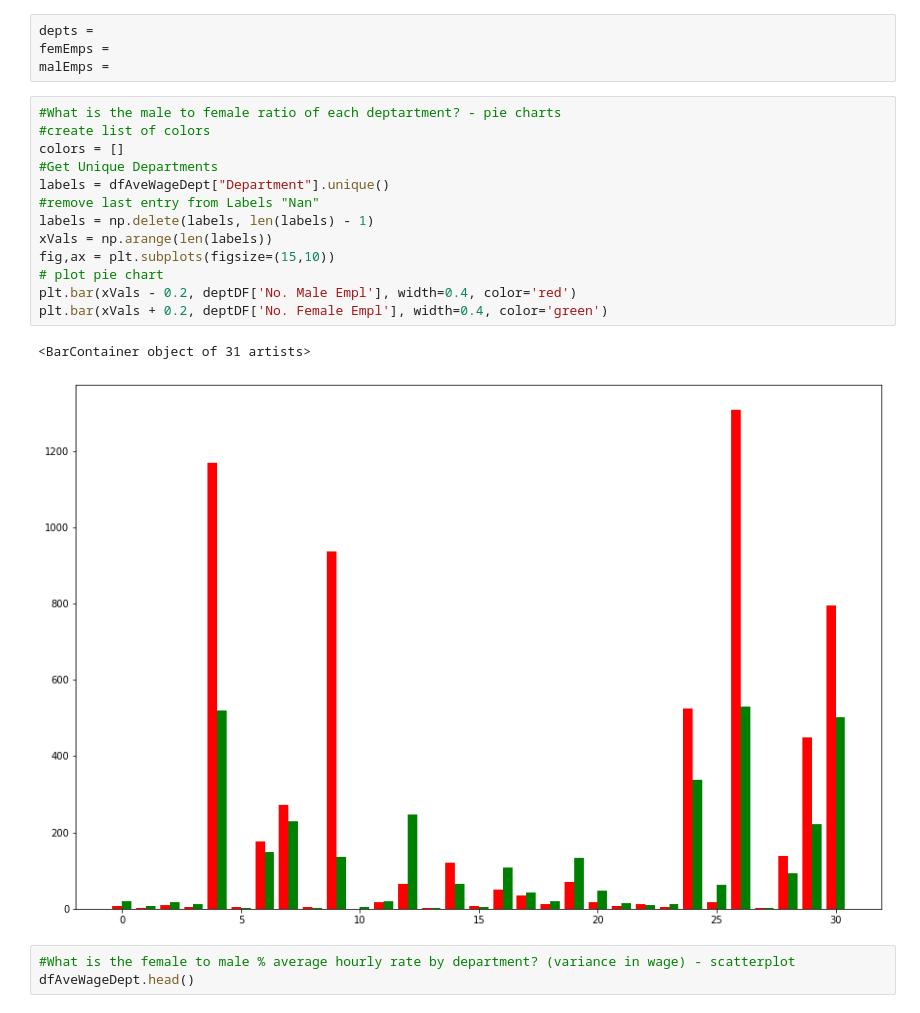
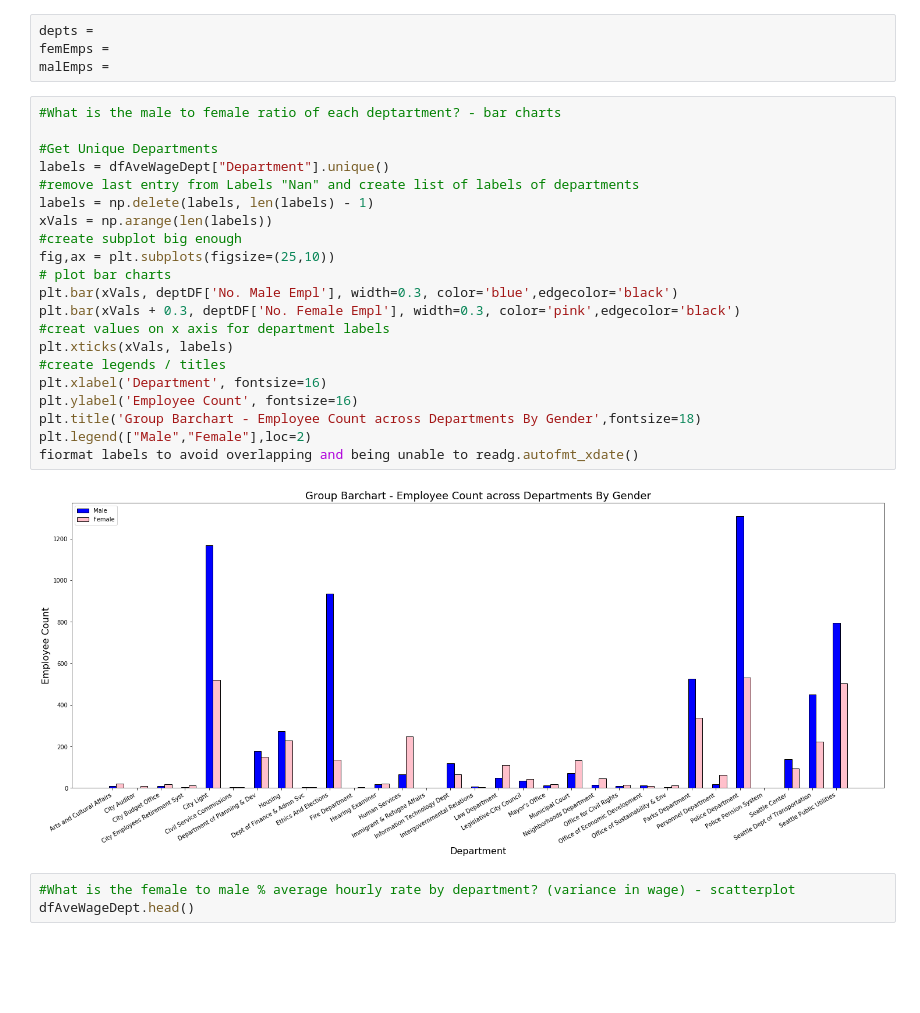
Before and after one commit to garrettsanders/Wage_Gap_Seattle, a Jupyter notebook: first_file_alex.ipynb, the cells around one changed output. Drawn from its saved outputs; the diff is of its cells as text; blank space fills up the shorter version.

Commit message:
reformatted barchart and labels

```diff
--- a/first_file_alex.ipynb
+++ b/first_file_alex.ipynb
@@ -57,21 +57,28 @@ depts =
 femEmps =
 malEmps =
 # %%
-#What is the male to female ratio of each deptartment? - pie charts
-#create list of colors
-colors = []
+#What is the male to female ratio of each deptartment? - bar charts
+
 #Get Unique Departments
 labels = dfAveWageDept["Department"].unique()
-#remove last entry from Labels "Nan"
+#remove last entry from Labels "Nan" and create list of labels of departments
 labels = np.delete(labels, len(labels) - 1)
 xVals = np.arange(len(labels))
-fig,ax = plt.subplots(figsize=(15,10))
-# plot pie chart
-plt.bar(xVals - 0.2, deptDF['No. Male Empl'], width=0.4, color='red')
-plt.bar(xVals + 0.2, deptDF['No. Female Empl'], width=0.4, color='green')
+#create subplot big enough
+fig,ax = plt.subplots(figsize=(25,10))
+# plot bar charts
+plt.bar(xVals, deptDF['No. Male Empl'], width=0.3, color='blue',edgecolor='black')
+plt.bar(xVals + 0.3, deptDF['No. Female Empl'], width=0.3, color='pink',edgecolor='black')
+#creat values on x axis for department labels
+plt.xticks(xVals, labels)
+#create legends / titles
+plt.xlabel('Department', fontsize=16)
+plt.ylabel('Employee Count', fontsize=16)
+plt.title('Group Barchart - Employee Count across Departments By Gender',fontsize=18)
+plt.legend(["Male","Female"],loc=2)
+fiormat labels to avoid overlapping and being unable to readg.autofmt_xdate()
 # %% [output]
-<BarContainer object of 31 artists>
-[figure, old version]
+[figure, new version]
 # %%
 #What is the female to male % average hourly rate by department? (variance in wage) - scatterplot
 dfAveWageDept.head()
```
